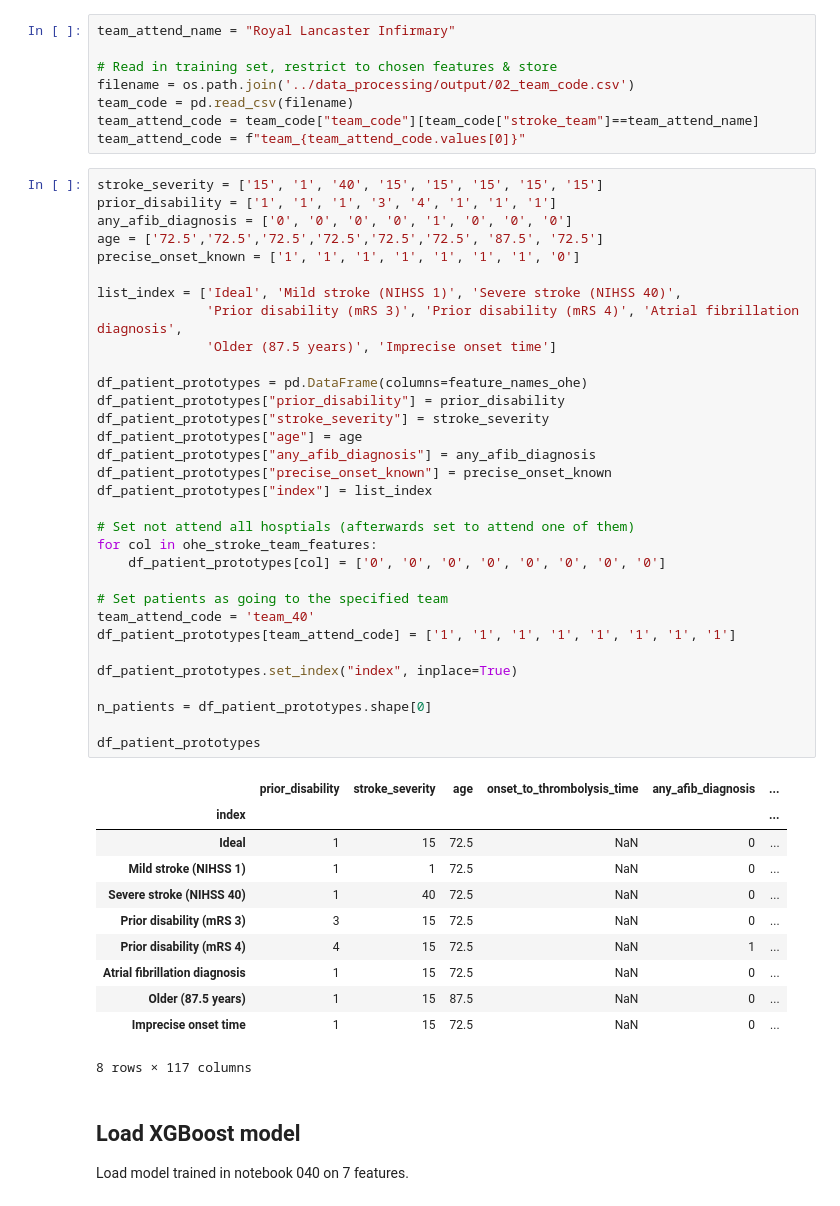
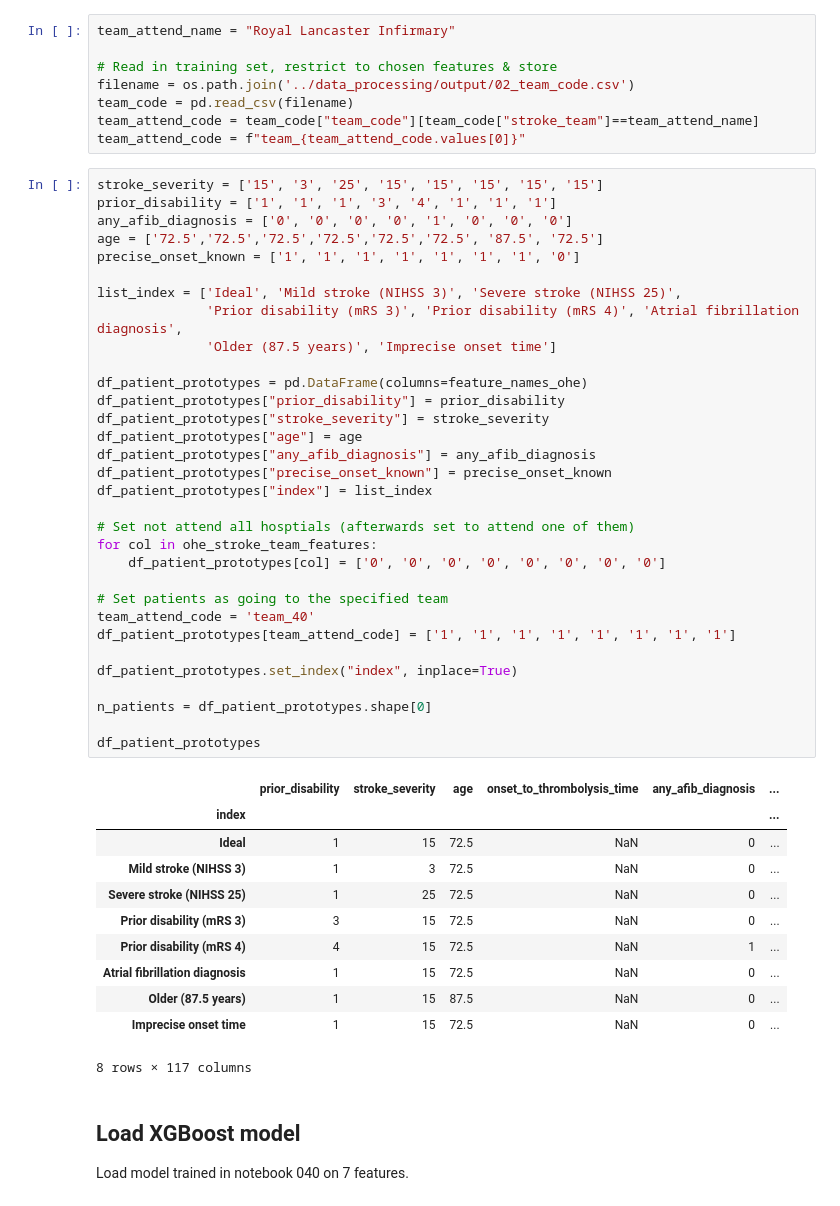
Before and after one commit to samuel-book/thrombolysis_outcome_ml_paper, a Jupyter notebook: xgb_7_features/060_xgb_1fold_7_features_mrs_distributions_key_patients.ipynb, the cells around one changed output. Drawn from its saved outputs; the diff is of its cells as text.

```diff
--- a/xgb_7_features/060_xgb_1fold_7_features_mrs_distributions_key_patients.ipynb
+++ b/xgb_7_features/060_xgb_1fold_7_features_mrs_distributions_key_patients.ipynb
@@ -216,43 +216,43 @@ team_code = pd.read_csv(filename)
 team_attend_code = team_code["team_code"][team_code["stroke_team"]==team_attend_name]
 team_attend_code = f"team_{team_attend_code.values[0]}"
 # %%
-stroke_severity = ['15', '1', '40', '15', '15', '15', '15', '15']
+stroke_severity = ['15', '3', '25', '15', '15', '15', '15', '15']
 prior_disability = ['1', '1', '1', '3', '4', '1', '1', '1']
 any_afib_diagnosis = ['0', '0', '0', '0', '1', '0', '0', '0']
 age = ['72.5','72.5','72.5','72.5','72.5','72.5', '87.5', '72.5']
 precise_onset_known = ['1', '1', '1', '1', '1', '1', '1', '0']
 
-list_index = ['Ideal', 'Mild stroke (NIHSS 1)', 'Severe stroke (NIHSS 40)',
+list_index = ['Ideal', 'Mild stroke (NIHSS 3)', 'Severe stroke (NIHSS 25)',
               'Prior disability (mRS 3)', 'Prior disability (mRS 4)', 'Atrial fibrillation diagnosis',
               'Older (87.5 years)', 'Imprecise onset time']
 
 df_patient_prototypes = pd.DataFrame(columns=feature_names_ohe)
 df_patient_prototypes["prior_disability"] = prior_disability
 df_patient_prototypes["stroke_severity"] = stroke_severity
 df_patient_prototypes["age"] = age
 df_patient_prototypes["any_afib_diagnosis"] = any_afib_diagnosis
 df_patient_prototypes["precise_onset_known"] = precise_onset_known
 df_patient_prototypes["index"] = list_index
 
 # Set not attend all hosptials (afterwards set to attend one of them)
 for col in ohe_stroke_team_features:
     df_patient_prototypes[col] = ['0', '0', '0', '0', '0', '0', '0', '0']
 
 # Set patients as going to the specified team
 team_attend_code = 'team_40'
 df_patient_prototypes[team_attend_code] = ['1', '1', '1', '1', '1', '1', '1', '1']
 
 df_patient_prototypes.set_index("index", inplace=True)
 
 n_patients = df_patient_prototypes.shape[0]
 
 df_patient_prototypes
 # %% [output]
 |  | prior_disability | stroke_severity | age | onset_to_thrombolysis_time | any_afib_diagnosis | ... |
 | index |  |  |  |  |  | ... |
 | Ideal | 1 | 15 | 72.5 | NaN | 0 | ... |
-| Mild stroke (NIHSS 1) | 1 | 1 | 72.5 | NaN | 0 | ... |
-| Severe stroke (NIHSS 40) | 1 | 40 | 72.5 | NaN | 0 | ... |
+| Mild stroke (NIHSS 3) | 1 | 3 | 72.5 | NaN | 0 | ... |
+| Severe stroke (NIHSS 25) | 1 | 25 | 72.5 | NaN | 0 | ... |
 | Prior disability (mRS 3) | 3 | 15 | 72.5 | NaN | 0 | ... |
 | Prior disability (mRS 4) | 4 | 15 | 72.5 | NaN | 1 | ... |
 | Atrial fibrillation diagnosis | 1 | 15 | 72.5 | NaN | 0 | ... |
```
Also changed, not shown: parts of 6 cells of this notebook.
